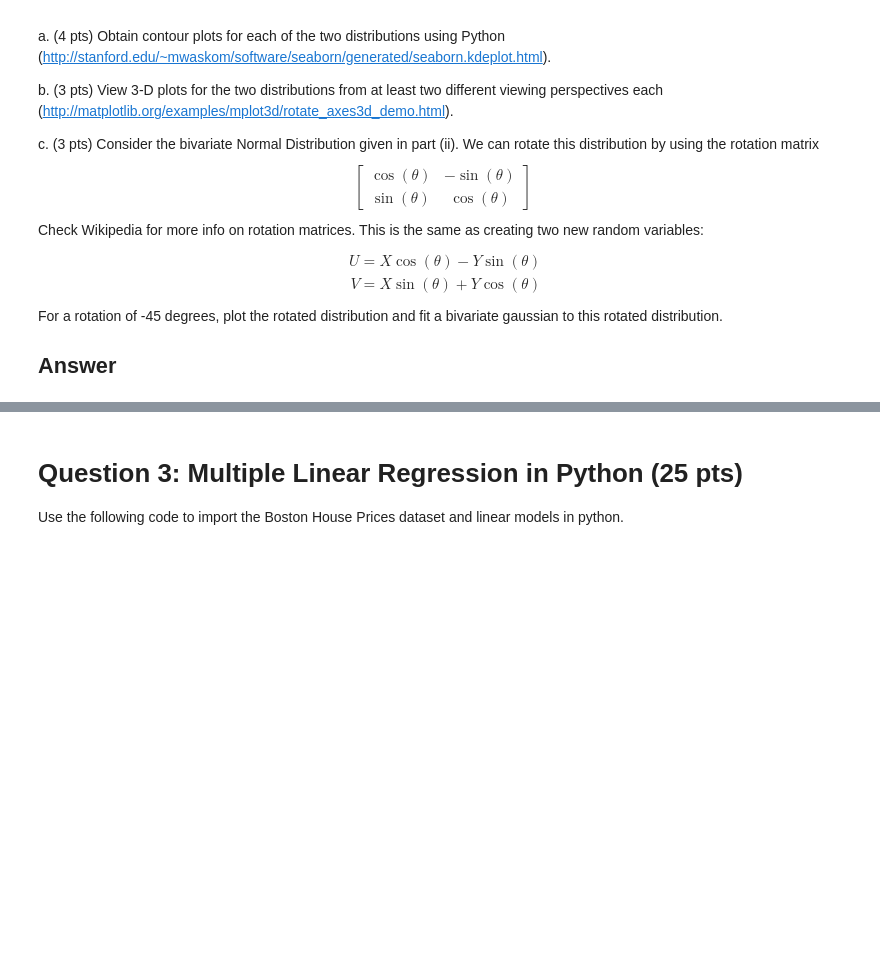
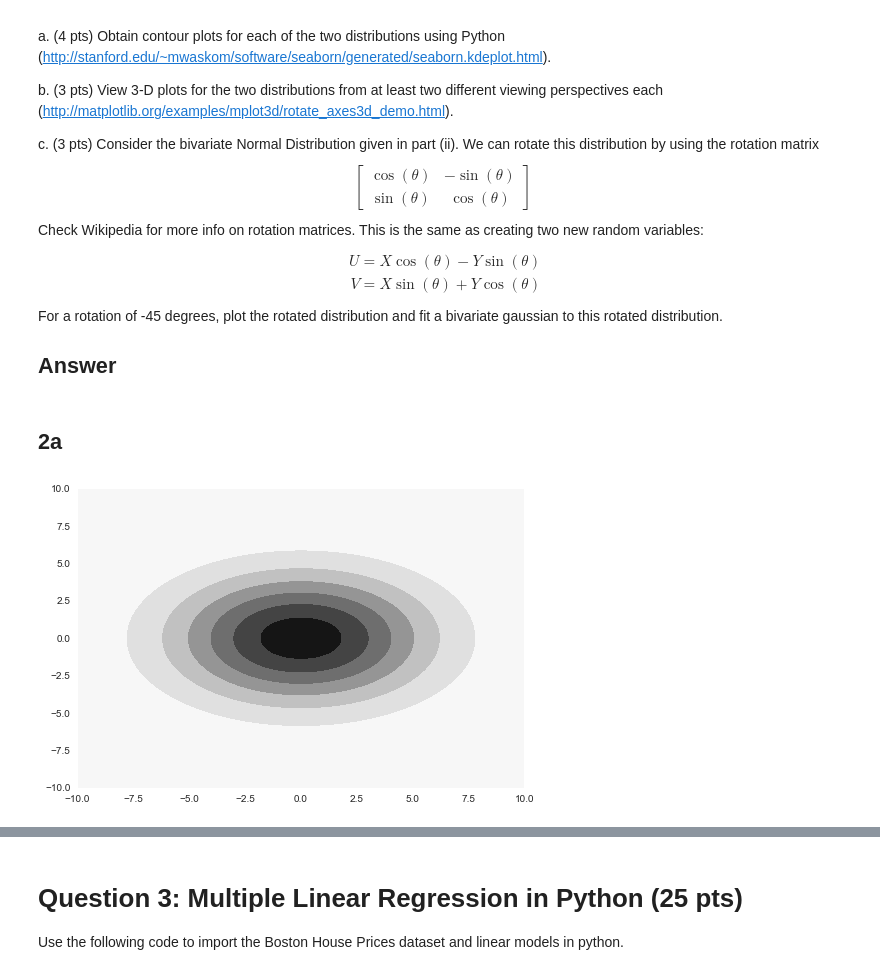
Before and after one commit to ericxl/EE461P, a Jupyter notebook: hw1/HW1.ipynb, the cells around one changed output, grey strips where cells are left out. Cells and saved outputs as stored; diff of their text form; code cells hidden in the pictures; blank space fills up the shorter version.

```diff
--- a/hw1/HW1.ipynb
+++ b/hw1/HW1.ipynb
@@ -54,3 +78,24 @@ V = X \sin(\theta) + Y \cos(\theta)
 For a rotation of -45 degrees, plot the rotated distribution and fit a bivariate gaussian to this rotated distribution.
 
 ## Answer
+# %% [markdown]
+## 2a
+# %%
+import math
+import numpy as np; np.random.seed(123)
+import matplotlib.pyplot as plt
+import seaborn as sns; sns.set(color_codes=True)
+import scipy
+from mpl_toolkits.mplot3d import Axes3D
+
+x, y = np.mgrid[-10:10:.01, -10:10:.01]
+pos = np.empty(x.shape + (2,))
+pos[:, :, 0] = x; pos[:, :, 1] = y
+
+mean1, cov1 = [0, 0], [[16, 0], [0, 9]]
+
+rv1 = scipy.stats.multivariate_normal(mean1, cov1)
+plt.contourf(x, y, rv1.pdf(pos))
+plt.show()
+# %% [output]
+[figure, added]
```
Also changed, not shown: parts of 27 cells of this notebook, 2 other files.
